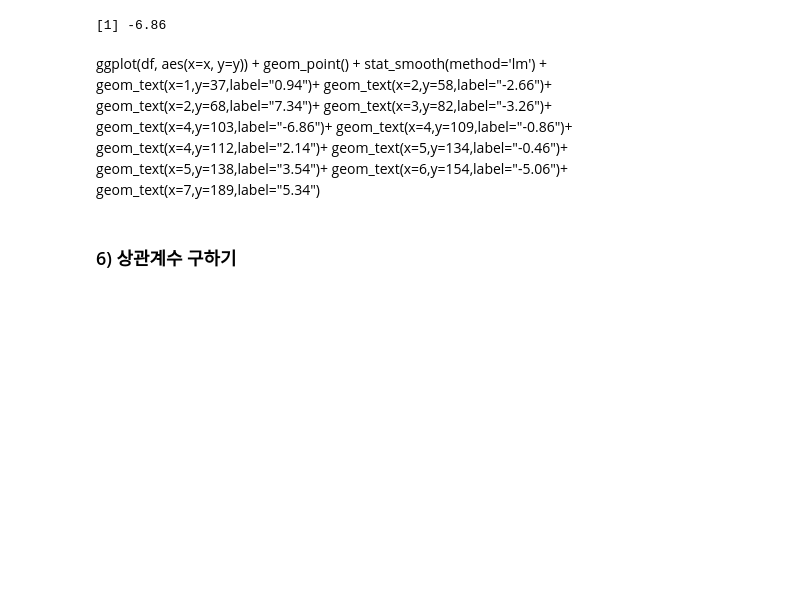
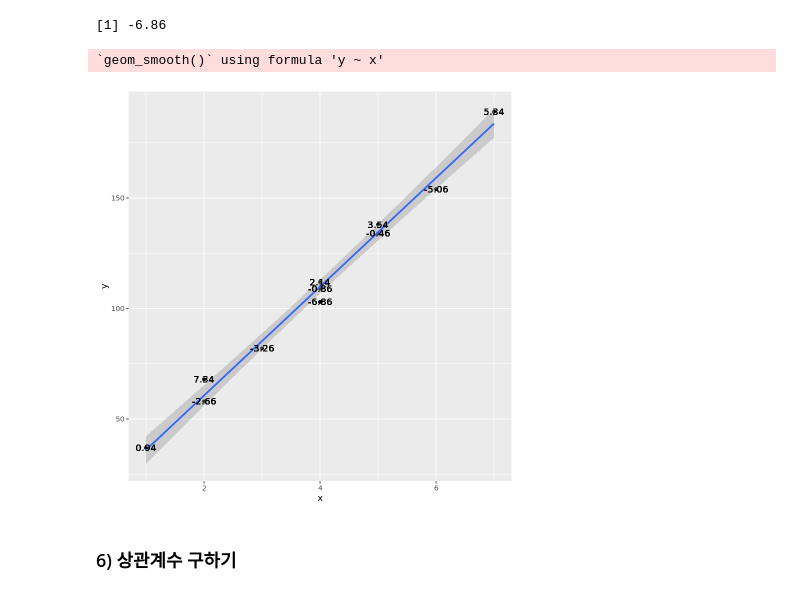
Before and after one commit to cjfal2/dj, a Jupyter notebook: _notebooks/2021-9-25-회귀분석3장연습문제.ipynb, the cells around one changed output. Drawn from its saved outputs; the diff is of its cells as text; code cells hidden in the pictures; blank space fills up the shorter version.

```diff
--- a/_notebooks/2021-9-25-회귀분석3장연습문제.ipynb
+++ b/_notebooks/2021-9-25-회귀분석3장연습문제.ipynb
@@ -209,21 +209,24 @@ A data.frame: 11 × 2
 103-109.86
 # %% [output]
 [1] -6.86
-# %% [markdown]
-ggplot(df, aes(x=x, y=y)) +
-geom_point() +
-stat_smooth(method='lm') +
-geom_text(x=1,y=37,label="0.94")+
-geom_text(x=2,y=58,label="-2.66")+
-geom_text(x=2,y=68,label="7.34")+
-geom_text(x=3,y=82,label="-3.26")+
-geom_text(x=4,y=103,label="-6.86")+
-geom_text(x=4,y=109,label="-0.86")+
-geom_text(x=4,y=112,label="2.14")+
-geom_text(x=5,y=134,label="-0.46")+
-geom_text(x=5,y=138,label="3.54")+
-geom_text(x=6,y=154,label="-5.06")+
-geom_text(x=7,y=189,label="5.34")
+# %%
+ggplot(df, aes(x=x, y=y)) +
+geom_point() +
+stat_smooth(method='lm') +
+geom_text(x=1,y=37,label="0.94")+
+geom_text(x=2,y=58,label="-2.66")+
+geom_text(x=2,y=68,label="7.34")+
+geom_text(x=3,y=82,label="-3.26")+
+geom_text(x=4,y=103,label="-6.86")+
+geom_text(x=4,y=109,label="-0.86")+
+geom_text(x=4,y=112,label="2.14")+
+geom_text(x=5,y=134,label="-0.46")+
+geom_text(x=5,y=138,label="3.54")+
+geom_text(x=6,y=154,label="-5.06")+
+geom_text(x=7,y=189,label="5.34")
+# %% [output]
+`geom_smooth()` using formula 'y ~ x'
+[figure, added]
 # %% [markdown]
 ### 6) 상관계수 구하기
 # %%
```
Also changed, not shown: parts of 3 cells of this notebook.
